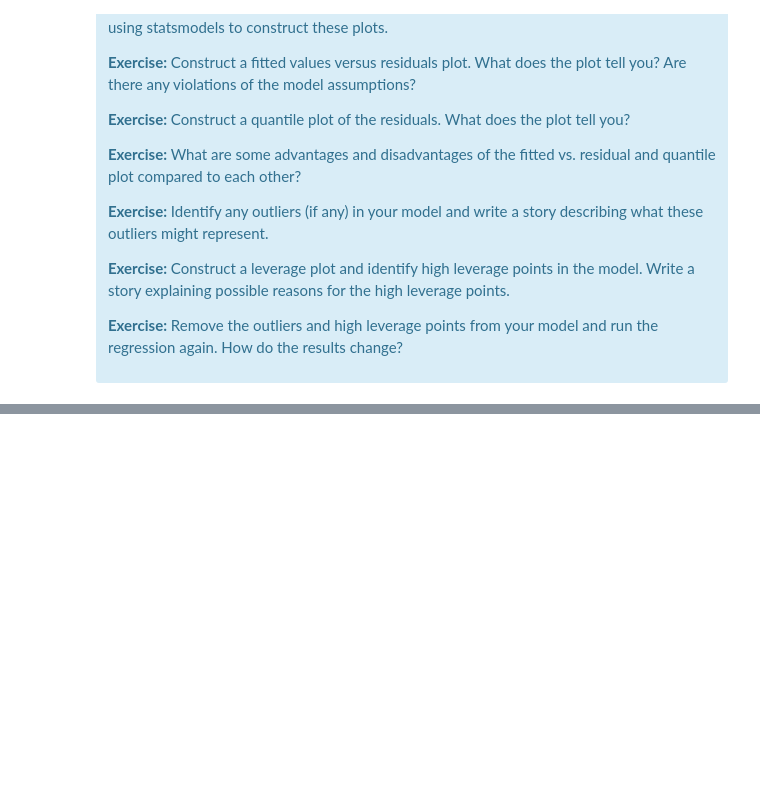
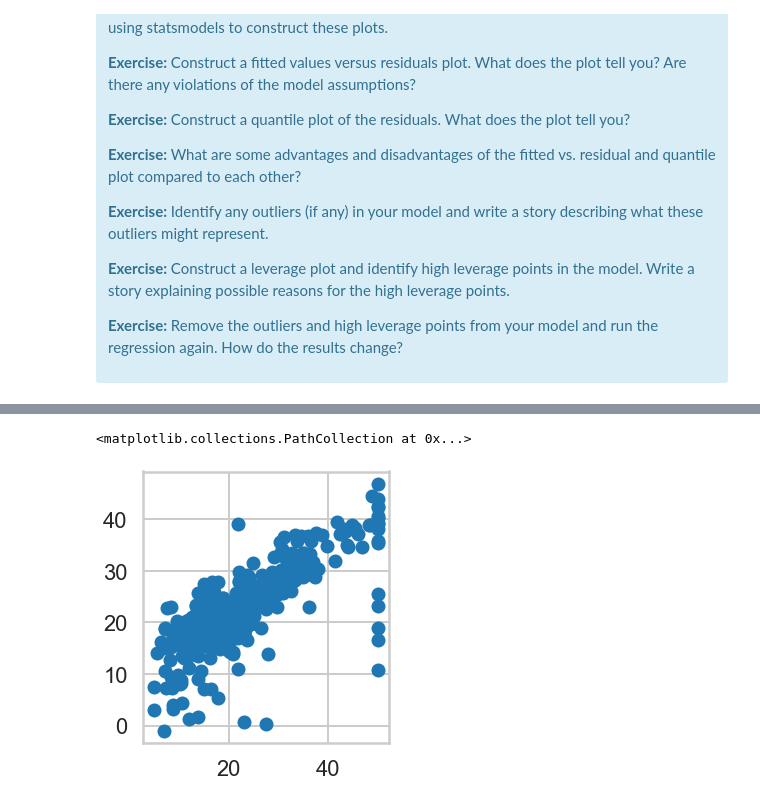
Before and after one commit to Shunling/SpringBoard, a Jupyter notebook: linear_regression/Mini_Project_Linear_Regression.ipynb, the cells around one changed output, grey strips where cells are left out. Saved outputs shown, nothing was run; the diff lists cells and outputs as text; code cells hidden in the pictures; blank space fills up the shorter version.

```diff
--- a/linear_regression/Mini_Project_Linear_Regression.ipynb
+++ b/linear_regression/Mini_Project_Linear_Regression.ipynb
@@ -932,0 +958,10 @@ There are some other issues that are important investigate with linear regressio
+# %%
+# Exercise: Identify any outliers (if any) in your model and write a story describing
+# what these outliers might represent.
+
+fig = plt.figure(figsize=(15,5))
+ax1 = fig.add_subplot(131)
+ax1.scatter(bos.PRICE, m.fittedvalues)
+# %% [output]
+<matplotlib.collections.PathCollection at 0x...>
+[figure, added]
```
Also changed, not shown: parts of 7 cells of this notebook.
